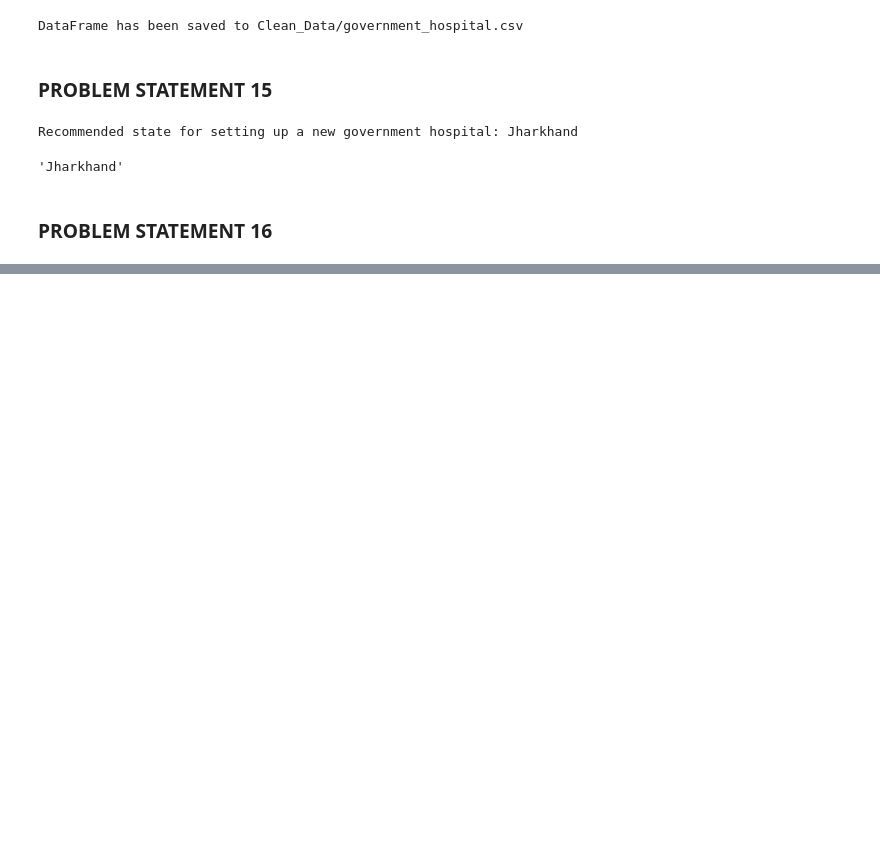
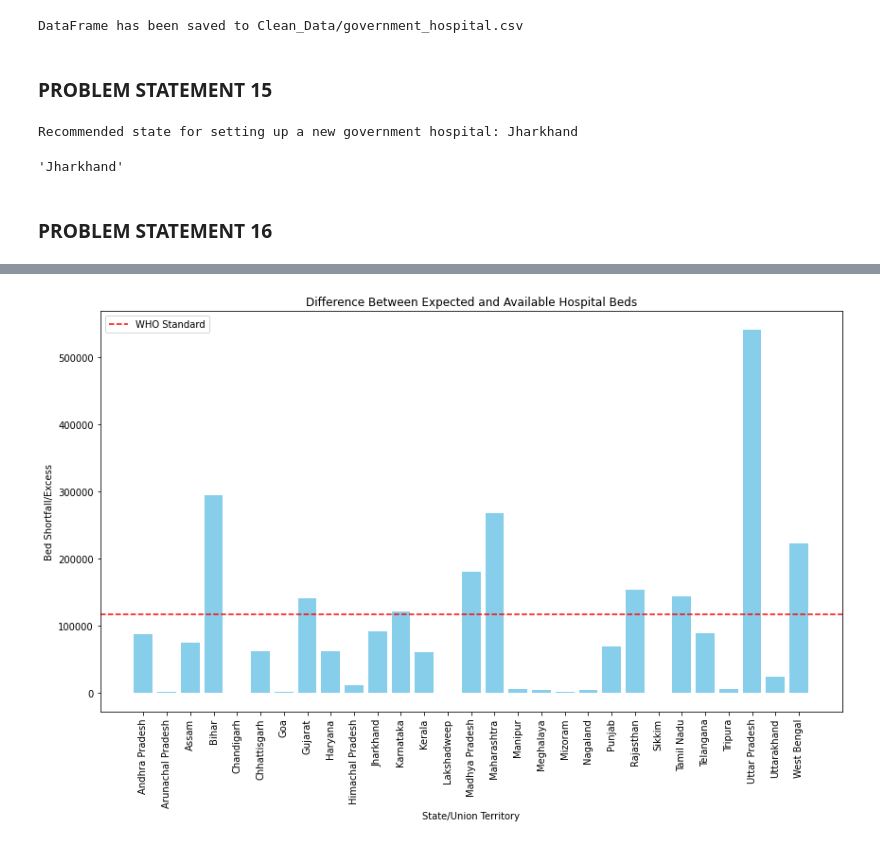
Before and after one commit to Jacko760/Futerense-Internship, a Jupyter notebook: insaaf.ipynb, the cells around one changed output, grey strips where cells are left out. Saved outputs shown, nothing was run; the diff lists cells and outputs as text; code cells hidden in the pictures; blank space fills up the shorter version.

```diff
--- a/insaaf.ipynb
+++ b/insaaf.ipynb
@@ -858,3 +858,7 @@ recommended_state
 'Jharkhand'
 # %% [markdown]
 ### PROBLEM STATEMENT 16
+# %%
+# Calculate national average
+WHO_standard_bed_policy = merged_dataa['Expected_Beds'].mean()
+WHO_standard_bed_policy
@@ -860,0 +887,21 @@ recommended_state
+# %%
+
+# Calculate the expected number of hospital beds based on WHO standards
+merged_dataa['Expected_Beds'] = (merged_dataa['Population'] / 1000) * 3
+
+# Calculate the shortfall or excess of hospital beds
+merged_dataa['Bed_Shortfall'] = merged_dataa['Expected_Beds'] - merged_dataa['HospitalBeds']
+
+# Visualize the difference between expected and available beds
+plt.figure(figsize=(12, 8))
+plt.bar(merged_dataa['State/UT'],merged_dataa['Bed_Shortfall'], color='skyblue')
+plt.axhline(y=WHO_standard_bed_policy, color='red', linestyle='--', label='WHO Standard')
+plt.xlabel('State/Union Territory')
+plt.ylabel('Bed Shortfall/Excess')
+plt.title('Difference Between Expected and Available Hospital Beds')
+plt.xticks(rotation=90)
+plt.legend()
+plt.tight_layout()
+plt.show()
+# %% [output]
+[figure, added]
```
Also changed, not shown: parts of 7 cells of this notebook.
